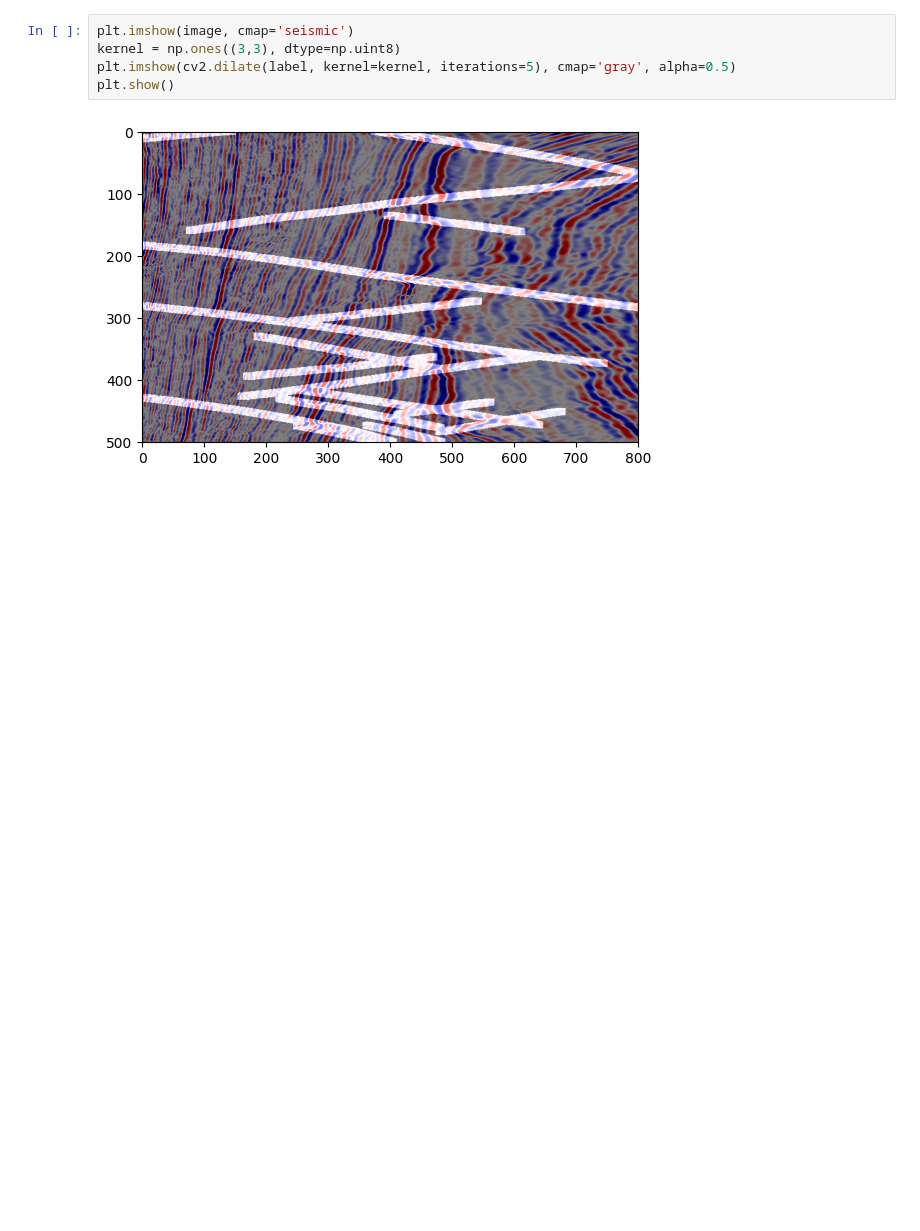
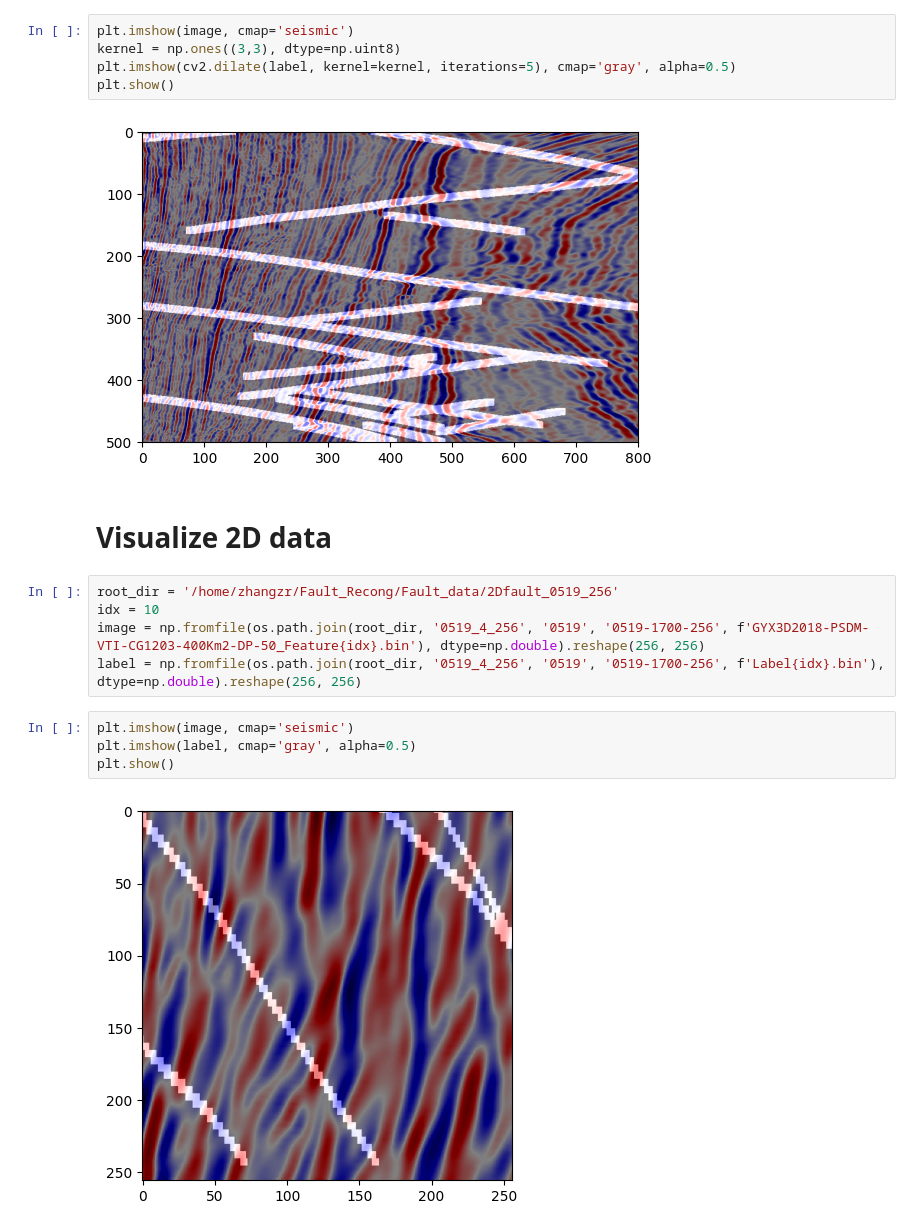
Before and after one commit to Kinlyran/Fault_Recong_zzr, a Jupyter notebook: data_explore.ipynb, the cells around one changed output. Saved outputs shown, nothing was run; the diff lists cells and outputs as text; blank space fills up the shorter version.

```diff
--- a/data_explore.ipynb
+++ b/data_explore.ipynb
@@ -114,3 +114,16 @@ plt.imshow(cv2.dilate(label, kernel=kernel, iterations=5), cmap='gray', alpha=0.
 plt.show()
 # %% [output]
 [figure]
+# %% [markdown]
+# Visualize 2D data
+# %%
+root_dir = '/home/zhangzr/Fault_Recong/Fault_data/2Dfault_0519_256'
+idx = 10
+image = np.fromfile(os.path.join(root_dir, '0519_4_256', '0519', '0519-1700-256', f'GYX3D2018-PSDM-VTI-CG1203-400Km2-DP-50_Feature{idx}.bin'), dtype=np.double).reshape(256, 256)
+label = np.fromfile(os.path.join(root_dir, '0519_4_256', '0519', '0519-1700-256', f'Label{idx}.bin'), dtype=np.double).reshape(256, 256)
+# %%
+plt.imshow(image, cmap='seismic')
+plt.imshow(label, cmap='gray', alpha=0.5)
+plt.show()
+# %% [output]
+[figure, added]
```
Also changed, not shown: 6 other files.
